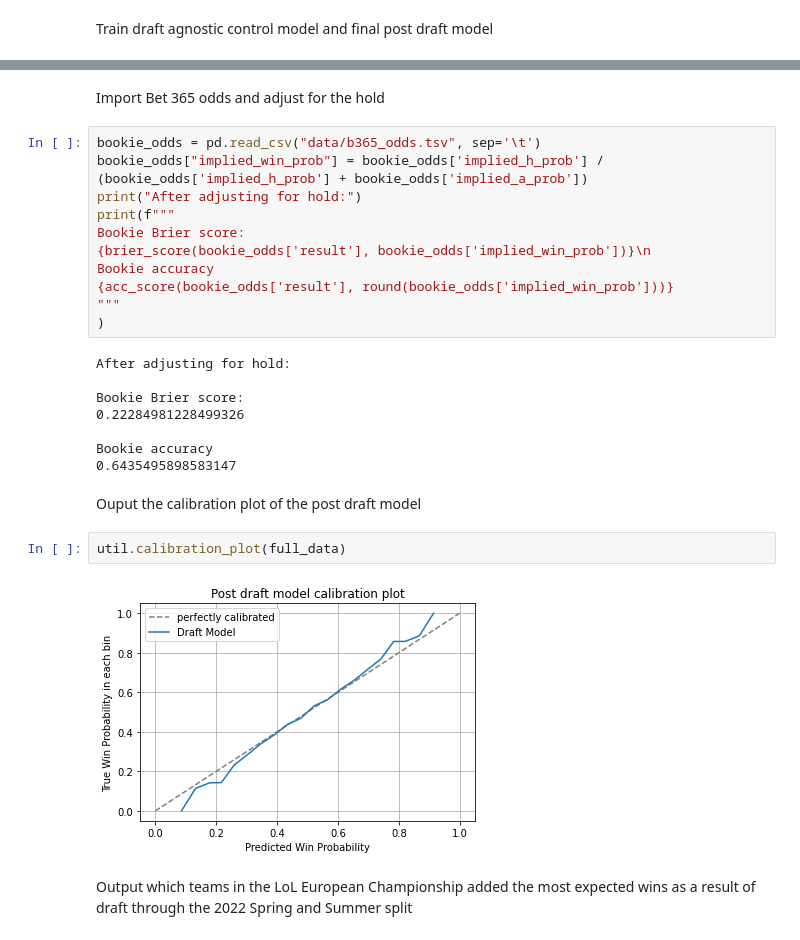
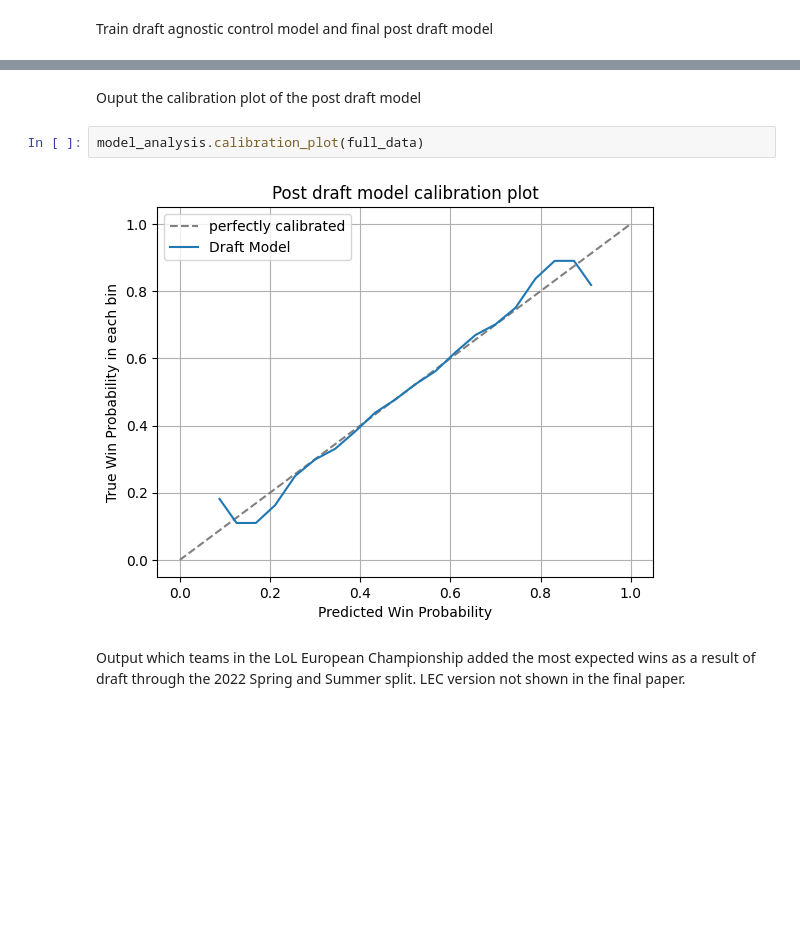
Before and after one commit to alexLez/lol-draft-analysis, a Jupyter notebook: draft_analysis.ipynb, the cells around one changed output, grey strips where cells are left out. Saved outputs shown, nothing was run; the diff lists cells and outputs as text; blank space fills up the shorter version.

Commit message:
Analytics (#2)
Merge analysis used for the final paper

```diff
--- a/draft_analysis.ipynb
+++ b/draft_analysis.ipynb
@@ -131,29 +129,8 @@ post_draft Brier score:
-# %% [markdown]
-Import Bet 365 odds and adjust for the hold
-# %%
-bookie_odds = pd.read_csv("data/b365_odds.tsv", sep='\t')
-bookie_odds["implied_win_prob"] = bookie_odds['implied_h_prob'] / (bookie_odds['implied_h_prob'] + bookie_odds['implied_a_prob'])
-print("After adjusting for hold:")
-print(f"""
-Bookie Brier score:
-{brier_score(bookie_odds['result'], bookie_odds['implied_win_prob'])}\n
-Bookie accuracy
-{acc_score(bookie_odds['result'], round(bookie_odds['implied_win_prob']))}
-"""
-)
-# %% [output]
-After adjusting for hold:
-
-Bookie Brier score:
-0.22284981228499326
-
-Bookie accuracy
-0.6435495898583147
 # %% [markdown]
 Ouput the calibration plot of the post draft model
 # %%
-util.calibration_plot(full_data)
+model_analysis.calibration_plot(full_data)
 # %% [output]
-[figure, old version]
+[figure, new version]
 # %% [markdown]
-Output which teams in the LoL European Championship added the most expected wins as a result of draft through the 2022 Spring and Summer split
+Output which teams in the LoL European Championship added the most expected wins as a result of draft through the 2022 Spring and Summer split. LEC version not shown in the final paper.
```
Also changed, not shown: parts of 25 cells of this notebook, 9 other files.
